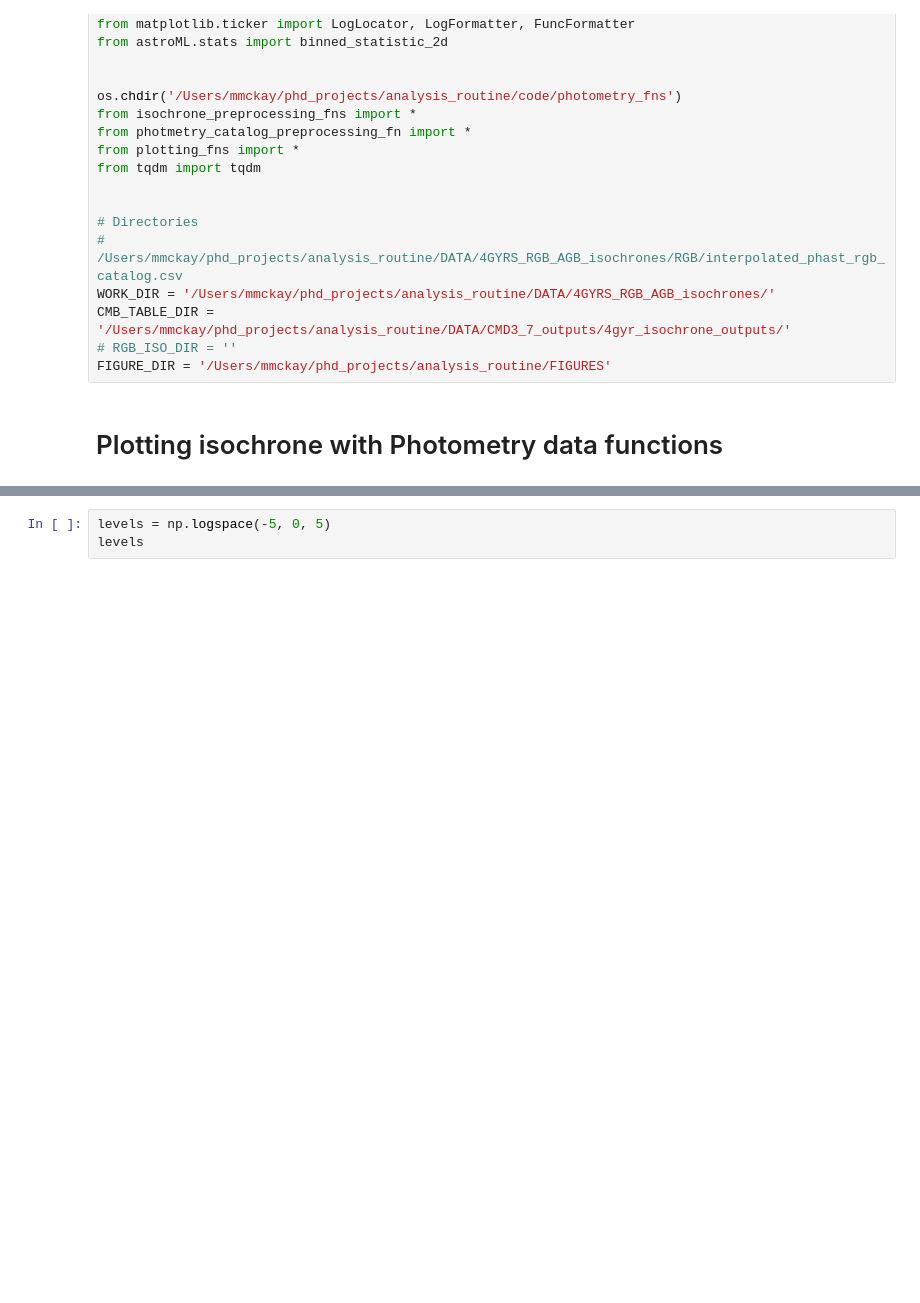
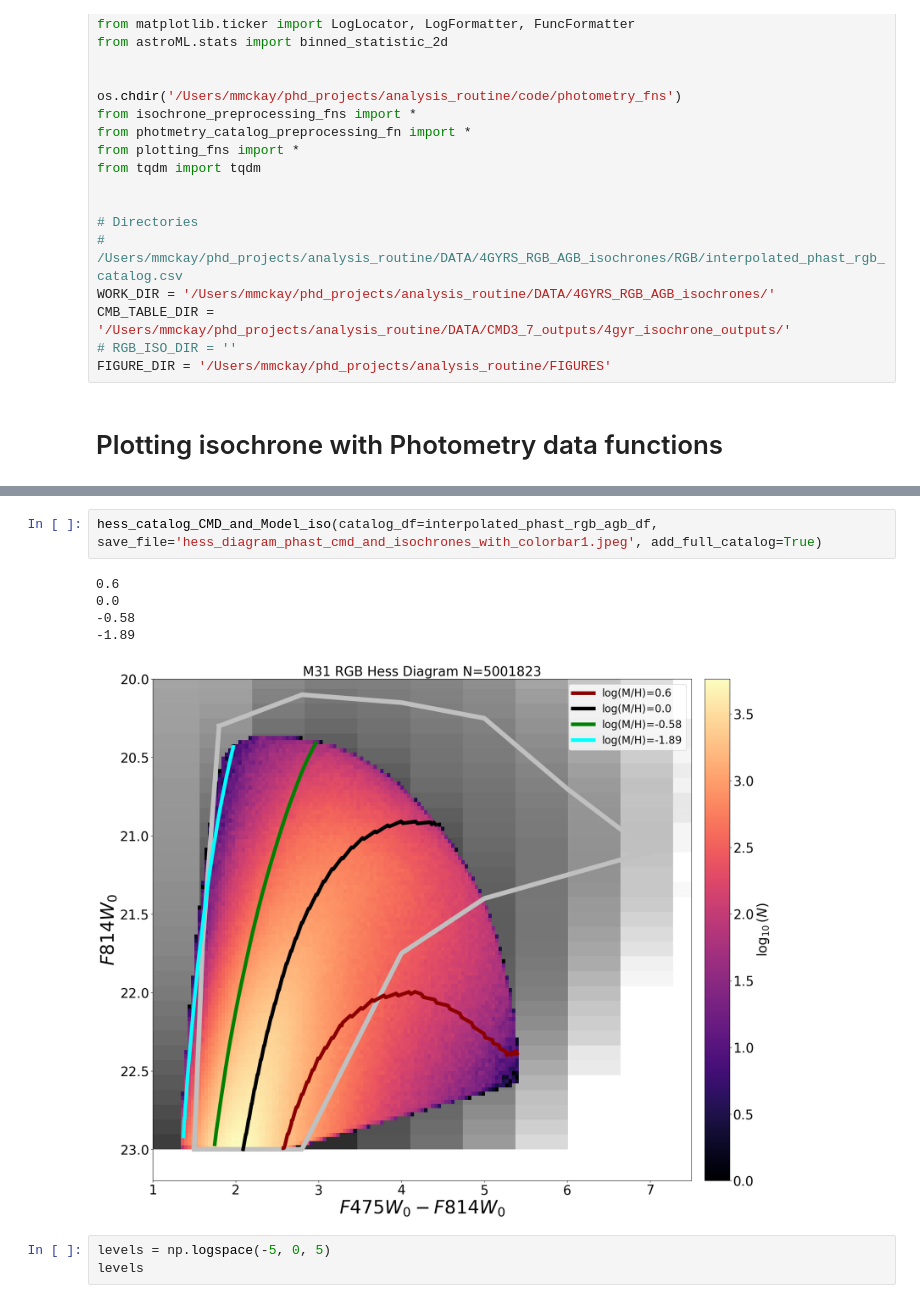
Before and after one commit to mmckay18/phast_rgbstars_mdf, a Jupyter notebook: code/EDA_isochrone_processing.ipynb, the cells around one changed output, grey strips where cells are left out. Cells and saved outputs as stored; diff of their text form; blank space fills up the shorter version.

```diff
--- a/code/EDA_isochrone_processing.ipynb
+++ b/code/EDA_isochrone_processing.ipynb
@@ -399,6 +416,14 @@ def hess_catalog_CMD_and_Model_iso(catalog_df, save_file):
     plt.savefig(FIGURE_DIR+'/'+save_file, dpi=300, bbox_inches="tight")
 
     plt.show()
+# %%
+hess_catalog_CMD_and_Model_iso(catalog_df=interpolated_phast_rgb_agb_df, save_file='hess_diagram_phast_cmd_and_isochrones_with_colorbar1.jpeg', add_full_catalog=True)
+# %% [output]
+0.6
+0.0
+-0.58
+-1.89
+[figure, added]
 # %%
 levels = np.logspace(-5, 0, 5)
 levels
```
Also changed, not shown: parts of 2 cells of this notebook, 6 other files.
